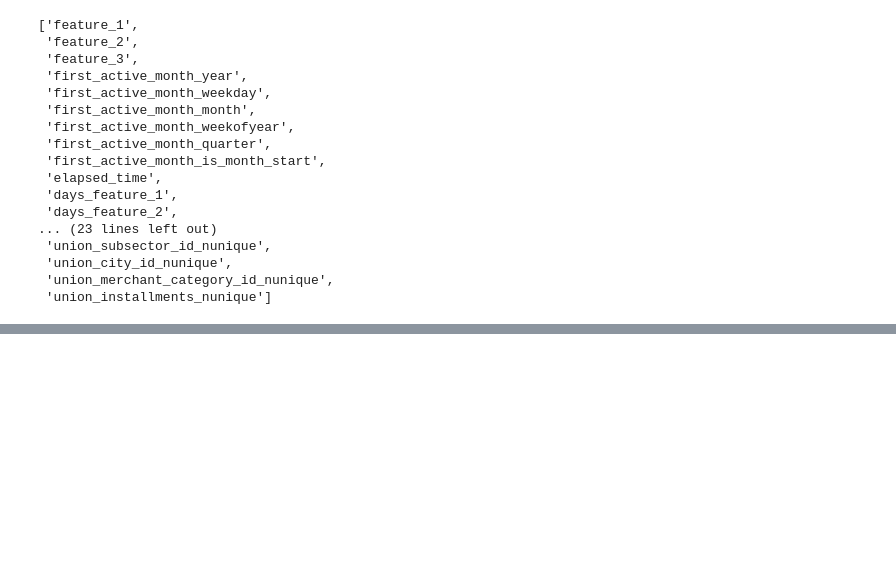
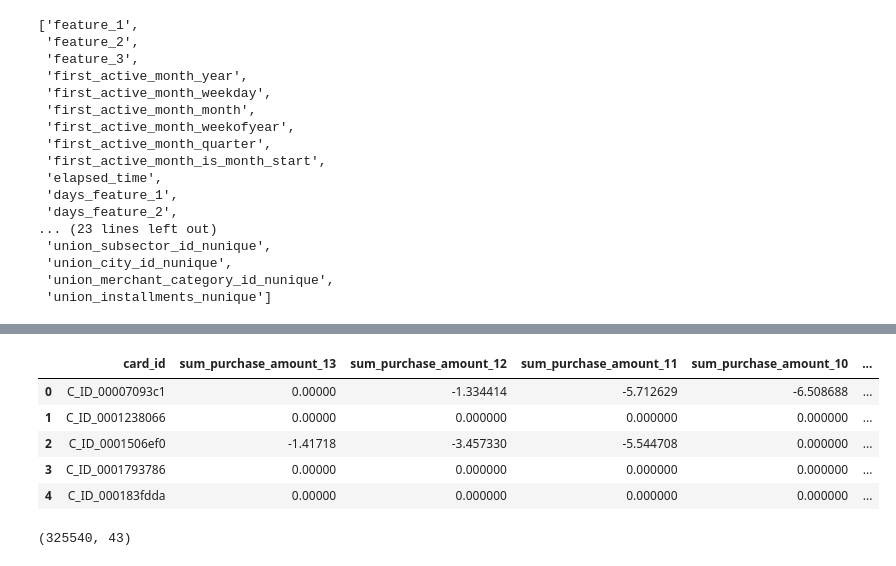
Before and after one commit to ishtos/elo, a Jupyter notebook: ipynb/feature_selection.ipynb, the cells around one changed output, grey strips where cells are left out. Drawn from its saved outputs; the diff is of its cells as text; code cells hidden in the pictures; blank space fills up the shorter version.

```diff
--- a/ipynb/feature_selection.ipynb
+++ b/ipynb/feature_selection.ipynb
@@ -691,0 +753,26 @@ list(ffm_cols['ffm_cols'].values)
+# %%
+historical_transactions['purchase_date'] = pd.to_datetime(historical_transactions['purchase_date'])
+historical_transactions['month_diff'] = (datetime.date(2018, 2, 1) - historical_transactions['purchase_date'].dt.date).dt.days // 30  # TODO: change today
+historical_transactions['month_diff'] += historical_transactions['month_lag']
+
+pt = historical_transactions.pivot_table(
+    index='card_id',
+    columns=['month_lag'],
+    values=['purchase_amount'], aggfunc=['sum', 'mean', 'count'])
+# %%
+pt = pt.fillna(0).reset_index()
+# %%
+pt.columns = [f'{c[0]}_{c[1]}_{c[2]}'.strip('_').replace('-', '') for c in pt.columns]
+# %%
+pt.head()
+# %% [output]
+|  | card_id | sum_purchase_amount_13 | sum_purchase_amount_12 | sum_purchase_amount_11 | sum_purchase_amount_10 | ... |
+| 0 | C_ID_00007093c1 | 0.00000 | -1.334414 | -5.712629 | -6.508688 | ... |
+| 1 | C_ID_0001238066 | 0.00000 | 0.000000 | 0.000000 | 0.000000 | ... |
+| 2 | C_ID_0001506ef0 | -1.41718 | -3.457330 | -5.544708 | 0.000000 | ... |
+| 3 | C_ID_0001793786 | 0.00000 | 0.000000 | 0.000000 | 0.000000 | ... |
+| 4 | C_ID_000183fdda | 0.00000 | 0.000000 | 0.000000 | 0.000000 | ... |
+# %%
+pt.shape
+# %% [output]
+(325540, 43)
```
Also changed, not shown: parts of 14 cells of this notebook, 25 other files.
